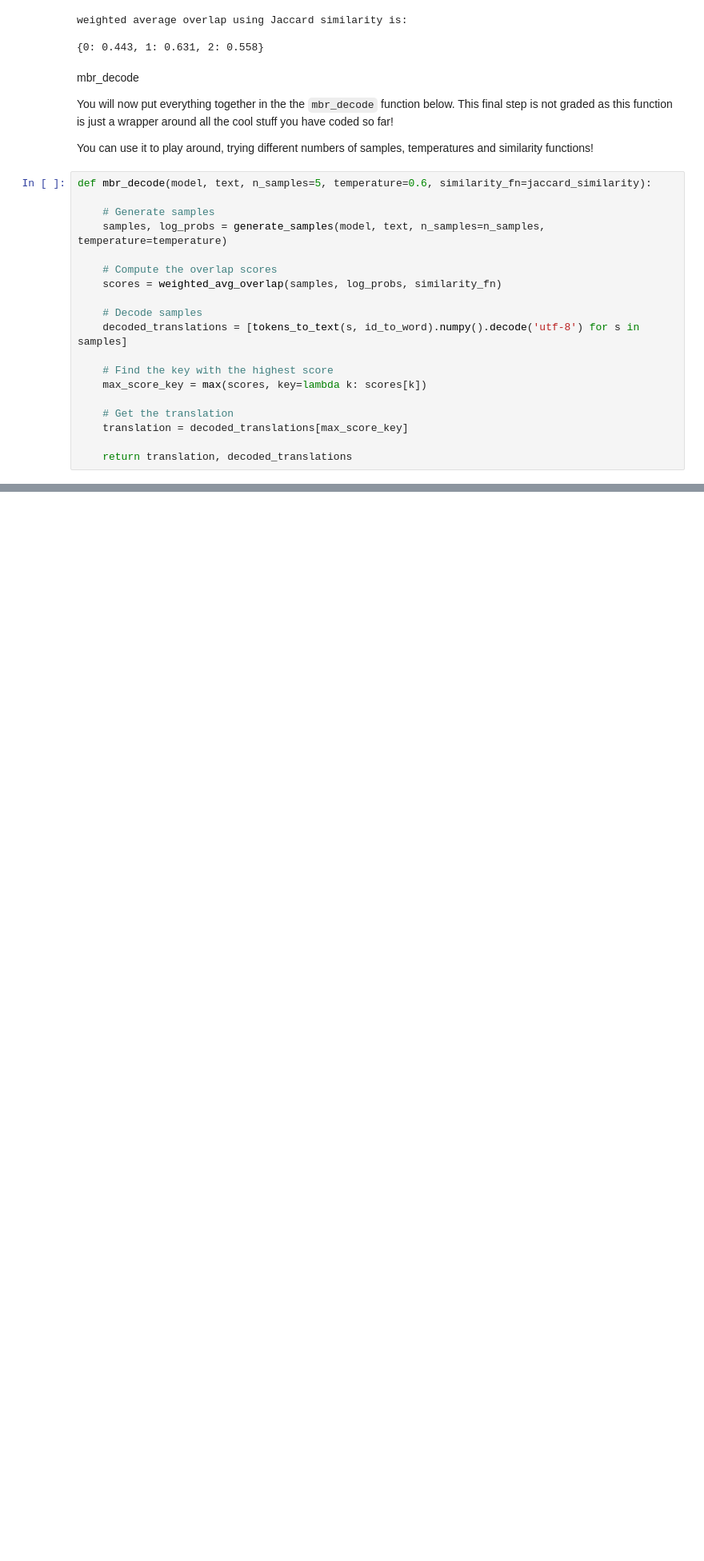
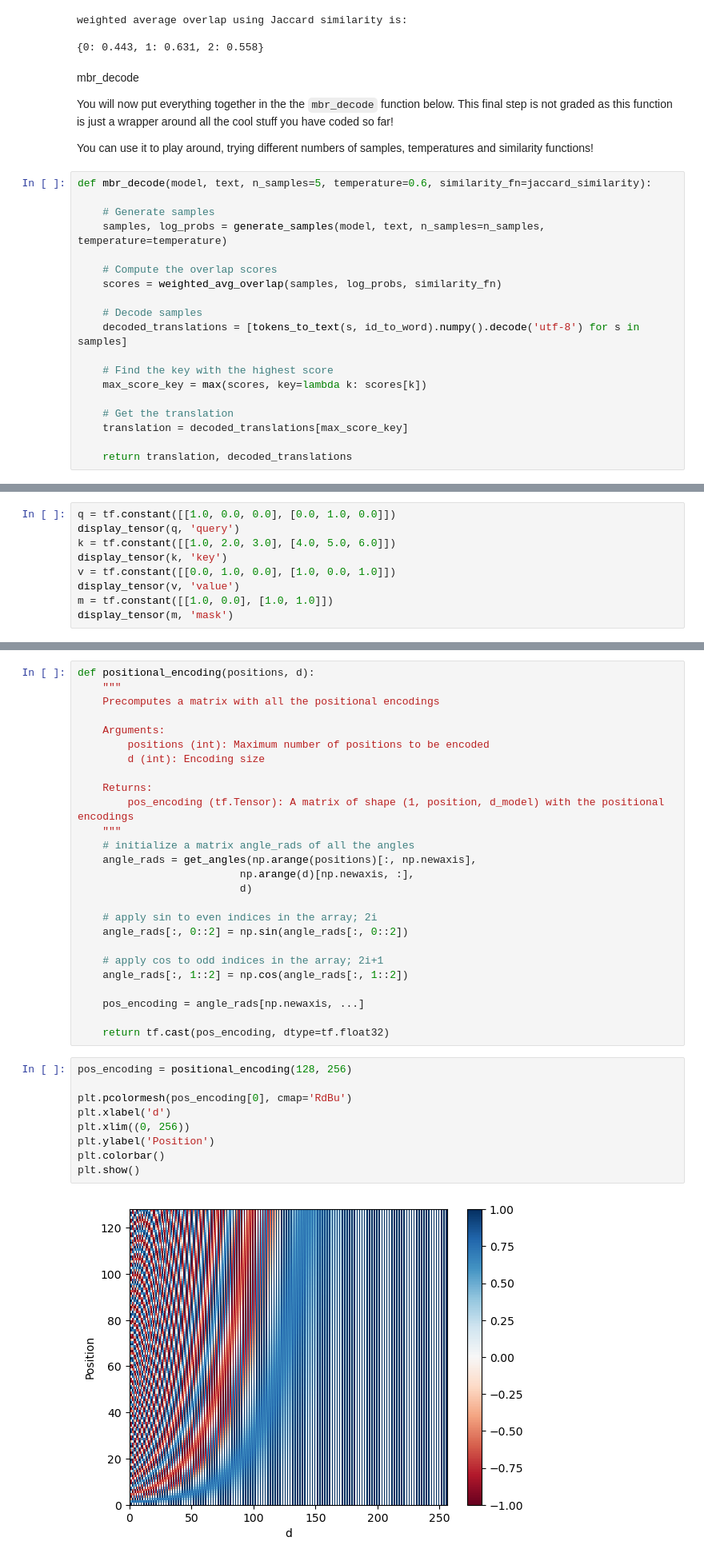
Before and after one commit to mysakbm/workshops, a Jupyter notebook: text/NLP - Attention Models.ipynb, the cells around one changed output, grey strips where cells are left out. Shown: that part at 80% size. Saved outputs shown, nothing was run; the diff lists cells and outputs as text; blank space fills up the shorter version.

```diff
--- a/text/NLP - Attention Models.ipynb
+++ b/text/NLP - Attention Models.ipynb
@@ -1855,0 +2016,9 @@ Selected translation: eu estou .
+# %%
+q = tf.constant([[1.0, 0.0, 0.0], [0.0, 1.0, 0.0]])
+display_tensor(q, 'query')
+k = tf.constant([[1.0, 2.0, 3.0], [4.0, 5.0, 6.0]])
+display_tensor(k, 'key')
+v = tf.constant([[0.0, 1.0, 0.0], [1.0, 0.0, 1.0]])
+display_tensor(v, 'value')
+m = tf.constant([[1.0, 0.0], [1.0, 1.0]])
+display_tensor(m, 'mask')
@@ -1855,0 +2295,37 @@ Selected translation: eu estou .
+# %%
+def positional_encoding(positions, d):
+    """
+    Precomputes a matrix with all the positional encodings
+
+    Arguments:
+        positions (int): Maximum number of positions to be encoded
+        d (int): Encoding size
+
+    Returns:
+        pos_encoding (tf.Tensor): A matrix of shape (1, position, d_model) with the positional encodings
+    """
+    # initialize a matrix angle_rads of all the angles
+    angle_rads = get_angles(np.arange(positions)[:, np.newaxis],
+                          np.arange(d)[np.newaxis, :],
+                          d)
+
+    # apply sin to even indices in the array; 2i
+    angle_rads[:, 0::2] = np.sin(angle_rads[:, 0::2])
+
+    # apply cos to odd indices in the array; 2i+1
+    angle_rads[:, 1::2] = np.cos(angle_rads[:, 1::2])
+
+    pos_encoding = angle_rads[np.newaxis, ...]
+
+    return tf.cast(pos_encoding, dtype=tf.float32)
+# %%
+pos_encoding = positional_encoding(128, 256)
+
+plt.pcolormesh(pos_encoding[0], cmap='RdBu')
+plt.xlabel('d')
+plt.xlim((0, 256))
+plt.ylabel('Position')
+plt.colorbar()
+plt.show()
+# %% [output]
+[figure, added]
```
Also changed, not shown: parts of 120 cells of this notebook, 5 other files.
